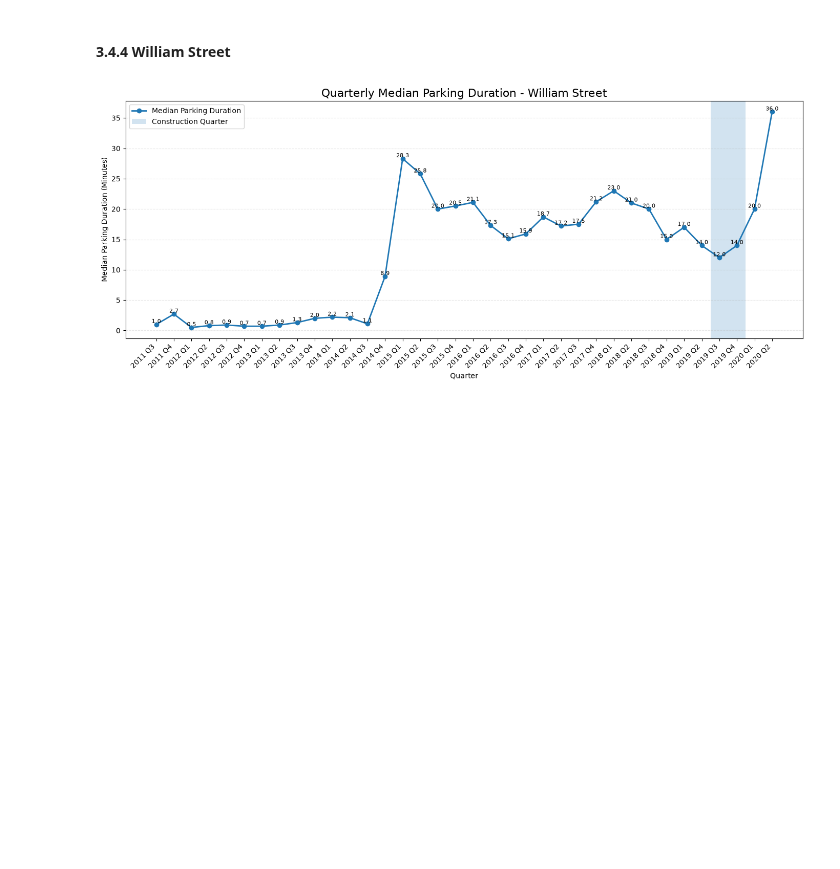
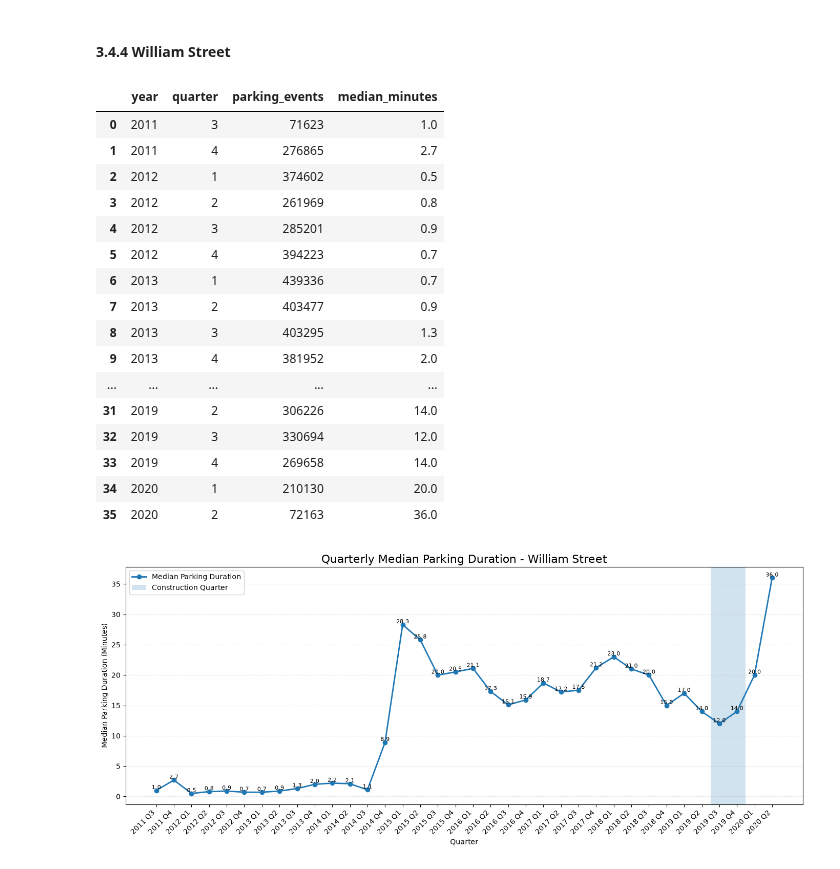
Before and after one commit to rooien/urban-analysis, a Jupyter notebook: team_b/notebooks/thanya/02_sensor_cleaning_eda_duckdb.ipynb, the cells around one changed output. Saved outputs shown, nothing was run; the diff lists cells and outputs as text; code cells hidden in the pictures; blank space fills up the shorter version.

```diff
--- a/team_b/notebooks/thanya/02_sensor_cleaning_eda_duckdb.ipynb
+++ b/team_b/notebooks/thanya/02_sensor_cleaning_eda_duckdb.ipynb
@@ -2460,21 +2453,41 @@ Southbank Boulevard was under construction during 2018 Q2–2020 Q2. During this
 # %%
 # Calculate quarterly median parking duration
 william_quarterly = con.execute("""
 SELECT
     source_year AS year,
     QUARTER(arrival_time) AS quarter,
     COUNT(*) AS parking_events,
     ROUND(MEDIAN(duration_seconds) / 60, 1) AS median_minutes
 FROM parking_sensor_matched
 WHERE street_name = 'WILLIAM STREET'
     AND duration_seconds > 0
 GROUP BY
     source_year,
     QUARTER(arrival_time)
 ORDER BY
     year,
     quarter
 """).fetchdf()
+
+william_quarterly
+# %% [output]
+|  | year | quarter | parking_events | median_minutes |
+| 0 | 2011 | 3 | 71623 | 1.0 |
+| 1 | 2011 | 4 | 276865 | 2.7 |
+| 2 | 2012 | 1 | 374602 | 0.5 |
+| 3 | 2012 | 2 | 261969 | 0.8 |
+| 4 | 2012 | 3 | 285201 | 0.9 |
+| 5 | 2012 | 4 | 394223 | 0.7 |
+| 6 | 2013 | 1 | 439336 | 0.7 |
+| 7 | 2013 | 2 | 403477 | 0.9 |
+| 8 | 2013 | 3 | 403295 | 1.3 |
+| 9 | 2013 | 4 | 381952 | 2.0 |
+| ... | ... | ... | ... | ... |
+| 31 | 2019 | 2 | 306226 | 14.0 |
+| 32 | 2019 | 3 | 330694 | 12.0 |
+| 33 | 2019 | 4 | 269658 | 14.0 |
+| 34 | 2020 | 1 | 210130 | 20.0 |
+| 35 | 2020 | 2 | 72163 | 36.0 |
 # %%
 # Create calendar quarter label
 william_quarterly["period"] = (
```
Also changed, not shown: parts of 2 cells of this notebook.
